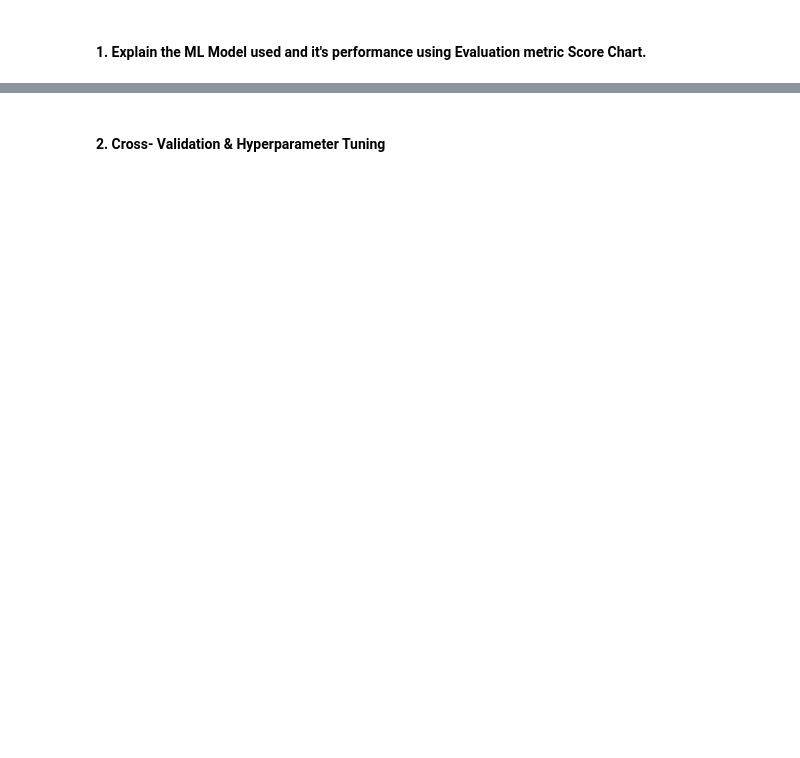
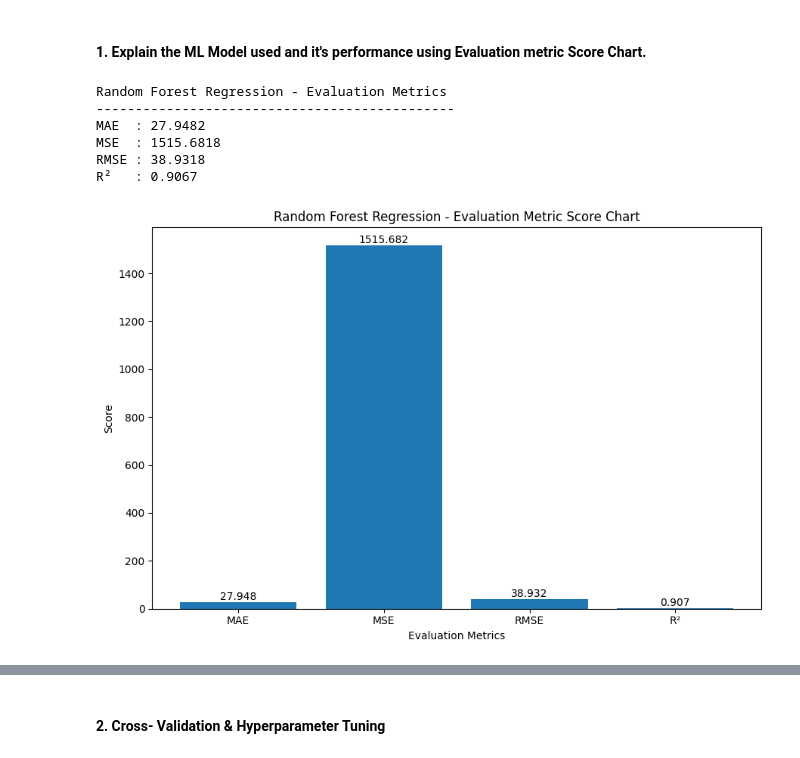
Before and after one commit to Ankush432-cloud/yes_bank_stock_price_prediction_ML_project, a Jupyter notebook: yes_bank_stock_price_prediction_ML_project.ipynb, the cells around one changed output, grey strips where cells are left out. Saved outputs shown, nothing was run; the diff lists cells and outputs as text; code cells hidden in the pictures; blank space fills up the shorter version.

```diff
--- a/yes_bank_stock_price_prediction_ML_project.ipynb
+++ b/yes_bank_stock_price_prediction_ML_project.ipynb
@@ -1409,0 +2199,59 @@ Answer Here.
+# %%
+from sklearn.metrics import (
+    mean_absolute_error,
+    mean_squared_error,
+    r2_score
+)
+import numpy as np
+import matplotlib.pyplot as plt
+
+# Calculate evaluation metrics
+mae_rf = mean_absolute_error(y_test, y_pred_rf)
+mse_rf = mean_squared_error(y_test, y_pred_rf)
+rmse_rf = np.sqrt(mse_rf)
+r2_rf = r2_score(y_test, y_pred_rf)
+
+# Print evaluation metrics
+print("Random Forest Regression - Evaluation Metrics")
+print("----------------------------------------------")
+print(f"MAE  : {mae_rf:.4f}")
+print(f"MSE  : {mse_rf:.4f}")
+print(f"RMSE : {rmse_rf:.4f}")
+print(f"R²   : {r2_rf:.4f}")
+# %% [output]
+Random Forest Regression - Evaluation Metrics
+----------------------------------------------
+MAE  : 27.9482
+MSE  : 1515.6818
+RMSE : 38.9318
+R²   : 0.9067
+# %%
+# Visualizing Evaluation Metric Score Chart
+
+metrics = ['MAE', 'MSE', 'RMSE', 'R²']
+scores = [mae_rf, mse_rf, rmse_rf, r2_rf]
+
+plt.figure(figsize=(9, 6))
+
+bars = plt.bar(metrics, scores)
+
+plt.title("Random Forest Regression - Evaluation Metric Score Chart")
+plt.xlabel("Evaluation Metrics")
+plt.ylabel("Score")
+
+# Display values on bars
+for bar in bars:
+    height = bar.get_height()
+
+    plt.text(
+        bar.get_x() + bar.get_width() / 2,
+        height,
+        f'{height:.3f}',
+        ha='center',
+        va='bottom'
+    )
+
+plt.tight_layout()
+plt.show()
+# %% [output]
+[figure, added]
```
Also changed, not shown: parts of 104 cells of this notebook.
